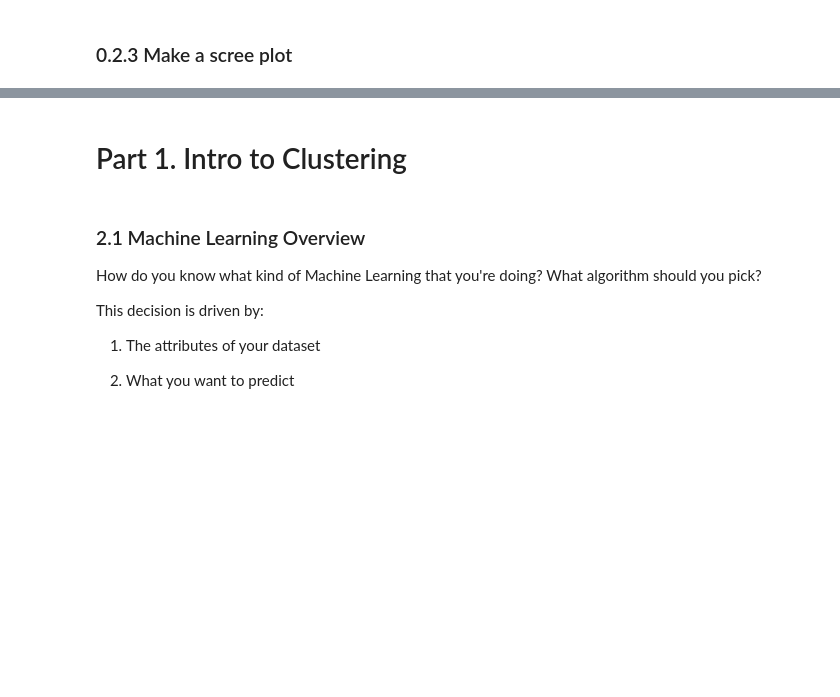
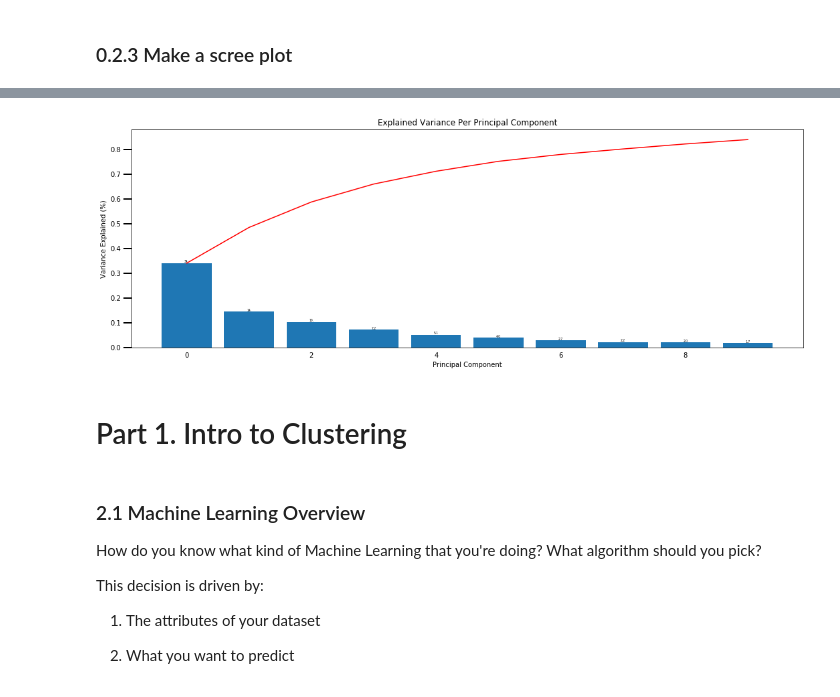
Before and after one commit to ndow33/DS-Unit-1-Sprint-3-Linear-Algebra, a Jupyter notebook: module4-clustering/Follow_along_LS_DS_134_Clustering_and_NFL.ipynb, the cells around one changed output, grey strips where cells are left out. Cells and saved outputs as stored; diff of their text form; code cells hidden in the pictures; blank space fills up the shorter version.

```diff
--- a/module4-clustering/Follow_along_LS_DS_134_Clustering_and_NFL.ipynb
+++ b/module4-clustering/Follow_along_LS_DS_134_Clustering_and_NFL.ipynb
@@ -101,9 +183,19 @@ import matplotlib.pyplot as plt
 # %%
-# Define scree plot function
-def scree_plot():
+#define the scree plot
+
+def scree_plot(pca):
+
+    num_components=len(my_pca.explained_variance_ratio_)
+    ind = np.arange(num_components)
+    vals = my_pca.explained_variance_ratio_
 
     plt.figure(figsize=(18, 6))
     ax = plt.subplot(111)
+    cumvals = np.cumsum(vals)
+    ax.bar(ind, vals)
+    ax.plot(ind, cumvals, c='r')
+    for i in range(num_components):
+        ax.annotate(r"%s" % ((str(vals[i]*100)[:3])), (ind[i], vals[i]), va="bottom", ha="center", fontsize=4.5)
 
     ax.xaxis.set_tick_params(width=0)
     ax.yaxis.set_tick_params(width=2, length=12)
@@ -111,9 +203,11 @@ def scree_plot():
     ax.set_xlabel("Principal Component")
     ax.set_ylabel("Variance Explained (%)")
     plt.title('Explained Variance Per Principal Component')
-    plt.show()
 # %%
 # Apply the plot function to our principle component
+scree_plot(my_pca)
+# %% [output]
+[figure, added]
 # %% [markdown]
 # Part 1. Intro to Clustering
 # %% [markdown]
```
Also changed, not shown: parts of 89 cells of this notebook.
